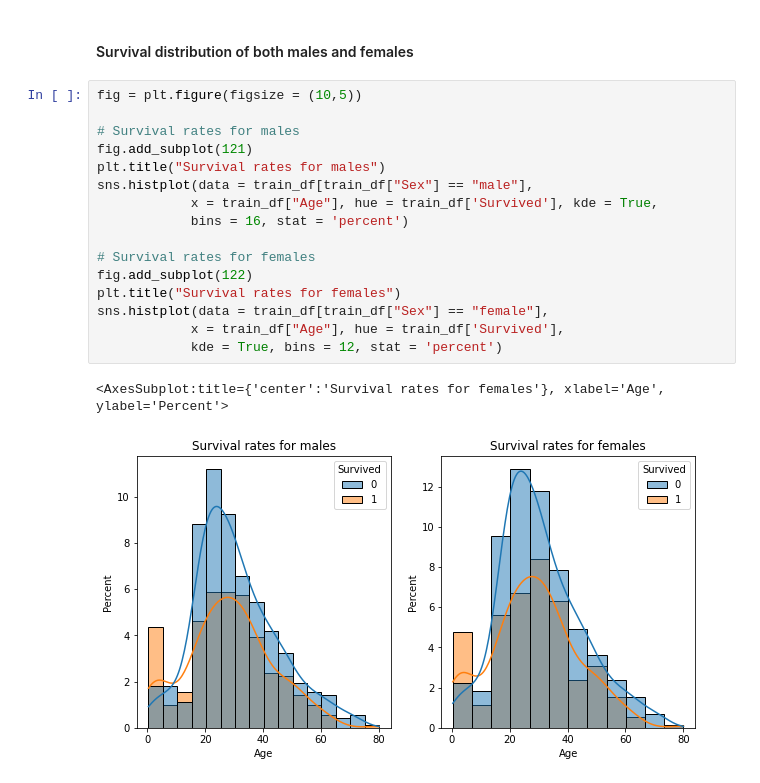
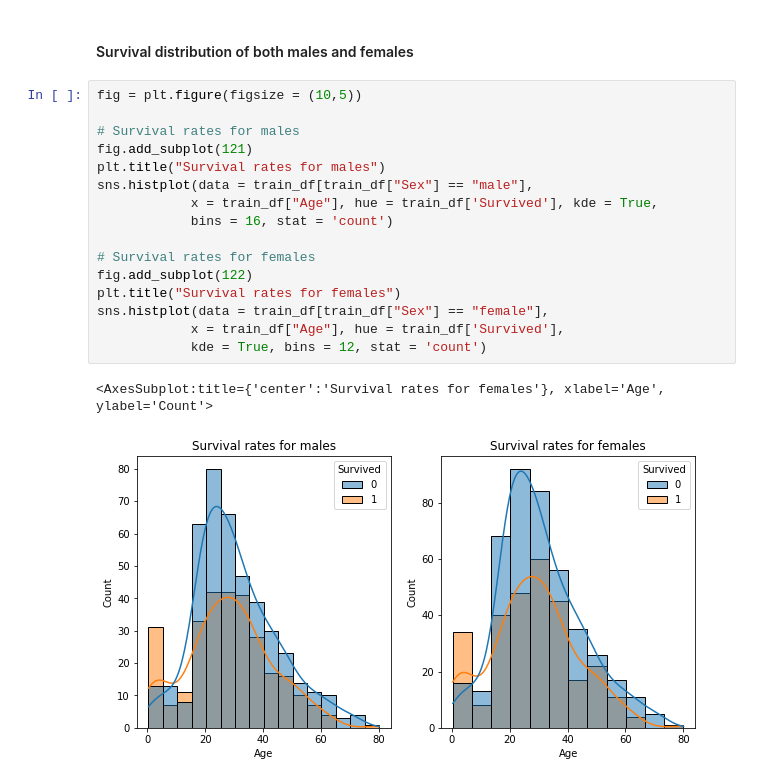
Before and after one commit to Ndaruga/Multiple-Machine-Learning-Projects, a Jupyter notebook: Titanic project/titanic.ipynb, the cells around one changed output. Drawn from its saved outputs; the diff is of its cells as text.

```diff
--- a/Titanic project/titanic.ipynb
+++ b/Titanic project/titanic.ipynb
@@ -247,19 +247,19 @@ sns.histplot(data = train_df, x=train_df["Age"],
 # %%
 fig = plt.figure(figsize = (10,5))
 
 # Survival rates for males
 fig.add_subplot(121)
 plt.title("Survival rates for males")
 sns.histplot(data = train_df[train_df["Sex"] == "male"],
             x = train_df["Age"], hue = train_df['Survived'], kde = True,
-            bins = 16, stat = 'percent')
+            bins = 16, stat = 'count')
 
 # Survival rates for females
 fig.add_subplot(122)
 plt.title("Survival rates for females")
 sns.histplot(data = train_df[train_df["Sex"] == "female"],
             x = train_df["Age"], hue = train_df['Survived'],
-            kde = True, bins = 12, stat = 'percent')
+            kde = True, bins = 12, stat = 'count')
 # %% [output]
-<AxesSubplot:title={'center':'Survival rates for females'}, xlabel='Age', ylabel='Percent'>
+<AxesSubplot:title={'center':'Survival rates for females'}, xlabel='Age', ylabel='Count'>
-[figure, old version]
+[figure, new version]
```
Also changed, not shown: parts of 9 cells of this notebook.
